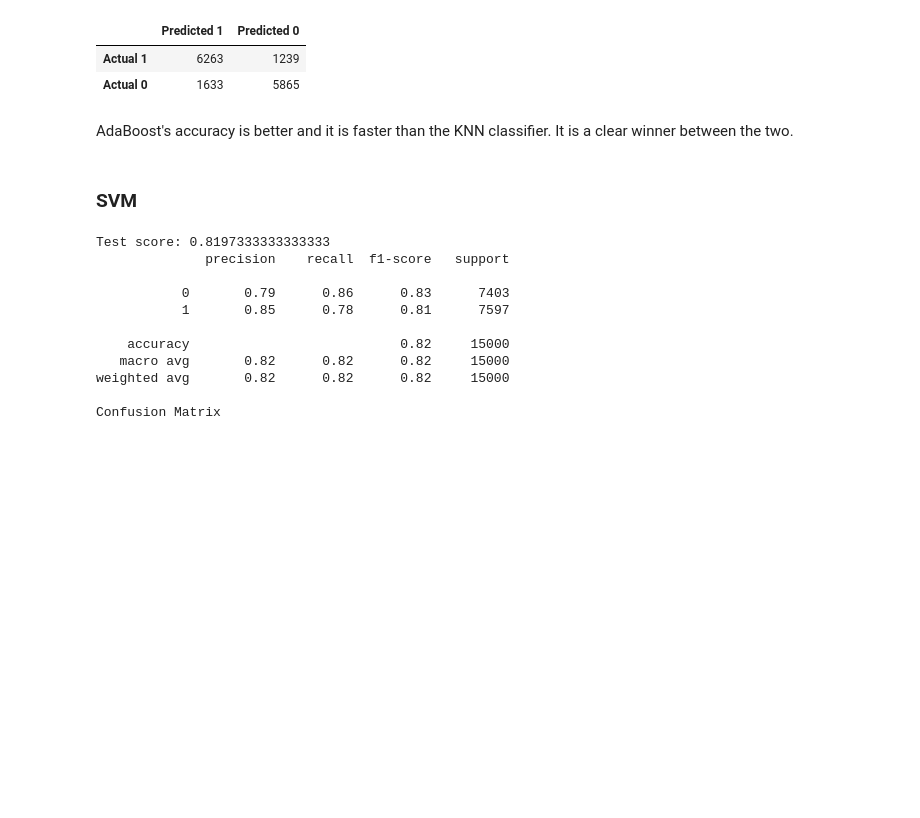
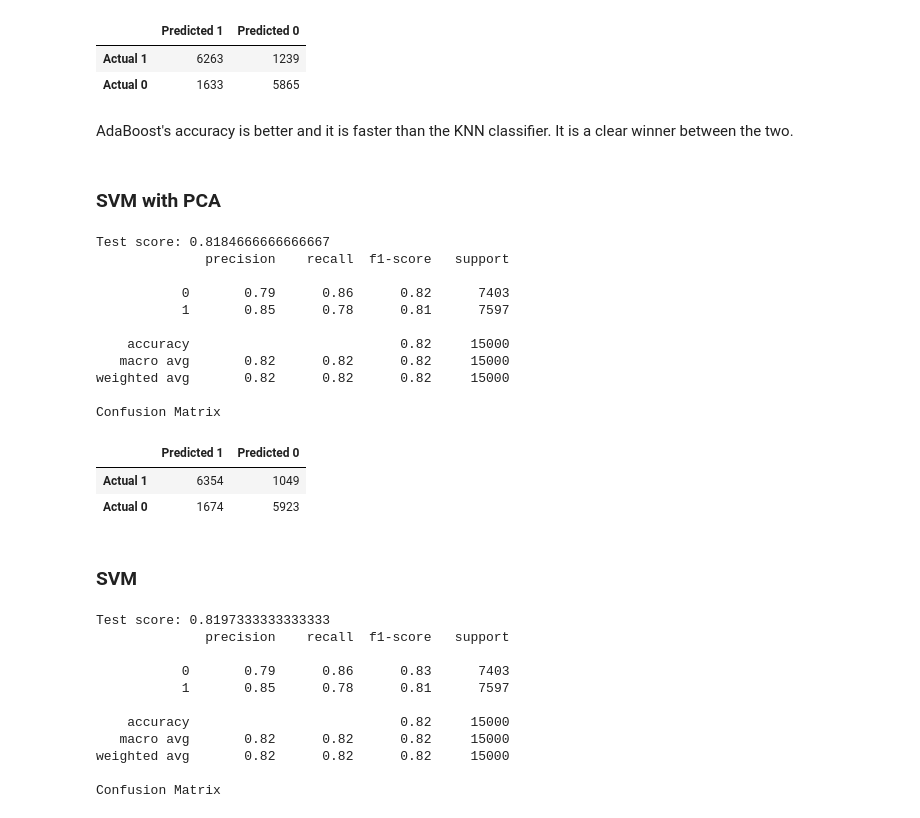
Before and after one commit to Mrityunjay000/data_mining_final_project, a Jupyter notebook: CS_363D_Final_Project.ipynb, the cells around one changed output. Cells and saved outputs as stored; diff of their text form; code cells hidden in the pictures; blank space fills up the shorter version.

```diff
--- a/CS_363D_Final_Project.ipynb
+++ b/CS_363D_Final_Project.ipynb
@@ -963,6 +963,53 @@ Confusion Matrix
 | Actual 0 | 1633 | 5865 |
 # %% [markdown]
 AdaBoost's accuracy is better and it is faster than the KNN classifier. It is a clear winner between the two.
+# %% [markdown]
+### SVM with PCA
+# %%
+from imblearn.over_sampling import SMOTE
+from imblearn.pipeline import Pipeline as imbpipeline
+from sklearn.preprocessing import StandardScaler
+from sklearn.svm import SVC
+from sklearn.decomposition import PCA
+from sklearn.model_selection import train_test_split, GridSearchCV
+from sklearn.model_selection import cross_val_score, cross_val_predict
+from sklearn.metrics import confusion_matrix, classification_report
+
+
+pipeline = imbpipeline(steps = [['smote', SMOTE(random_state=11)],
+                                ['scaler', StandardScaler()],
+                                ['pca', PCA()],
+                                ['classifier', SVC()]])
+
+param_grid = {
+    'pca__n_components': list(range(57, 62)),
+    'classifier__kernel': ['linear', 'rbf', 'poly']
+}
+
+search = GridSearchCV(pipeline, param_grid, cv=5)
+nested_score = cross_val_score(search, X, y, cv=5).mean()
+print(f'Test score: {nested_score}')
+
+preds = cross_val_predict(search, X, y)
+mat = confusion_matrix(y, preds)
+print(classification_report(y, preds))
+print('Confusion Matrix')
+print_confusion_matrix(mat)
+# %% [output]
+Test score: 0.8184666666666667
+              precision    recall  f1-score   support
+
+           0       0.79      0.86      0.82      7403
+           1       0.85      0.78      0.81      7597
+
+    accuracy                           0.82     15000
+   macro avg       0.82      0.82      0.82     15000
+weighted avg       0.82      0.82      0.82     15000
+
+Confusion Matrix
+|  | Predicted 1 | Predicted 0 |
+| Actual 1 | 6354 | 1049 |
+| Actual 0 | 1674 | 5923 |
 # %% [markdown]
 ### SVM
 # %%
```
